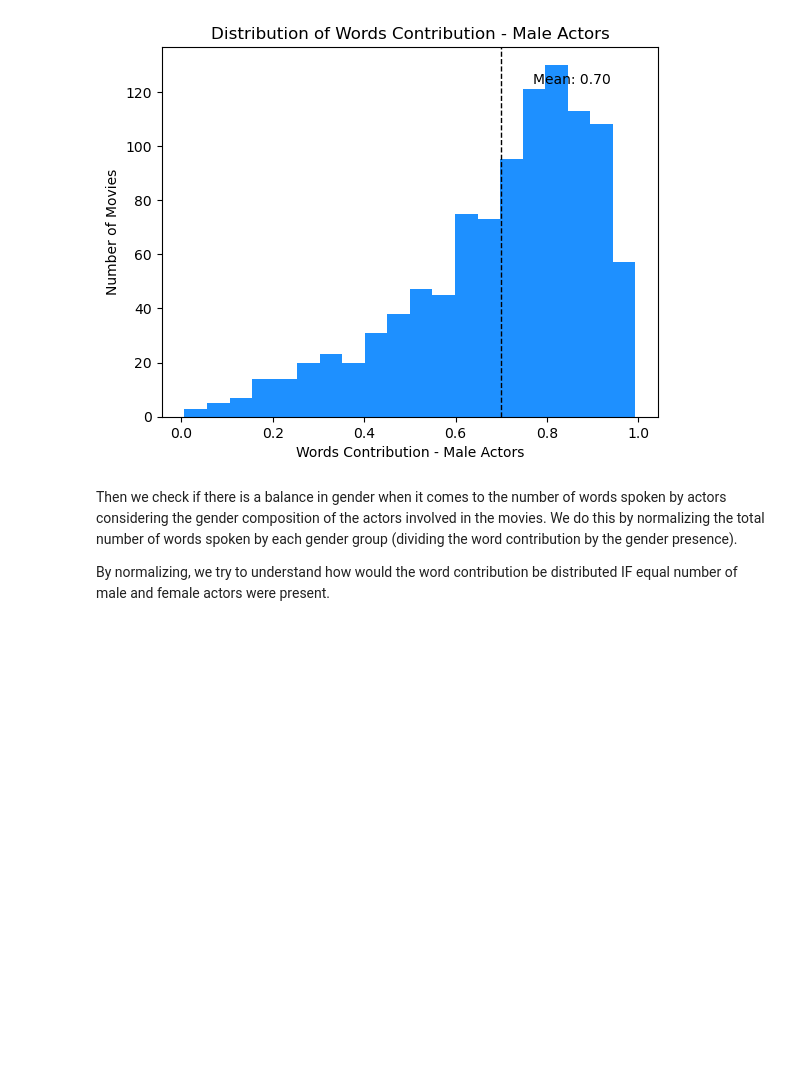
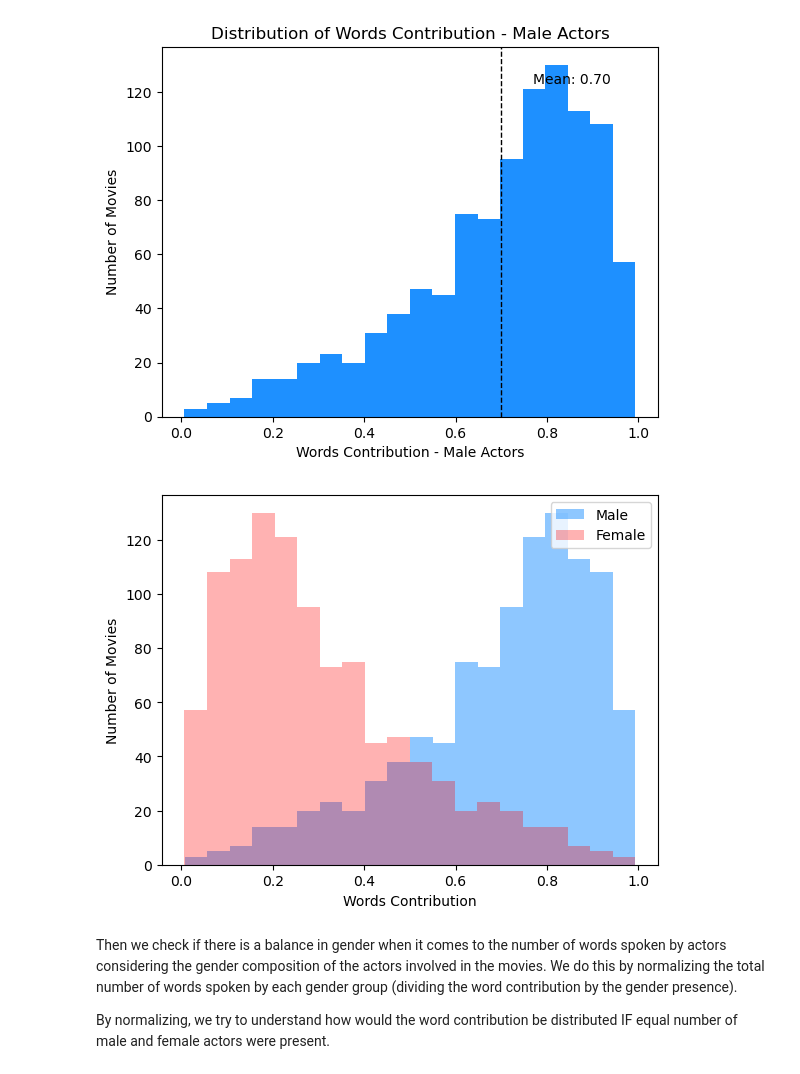
Before and after one commit to dininduviduneth/statistical-machine-learning-uu, a Jupyter notebook: data_analysis/da_dinindu_v1.ipynb, the cells around one changed output. Cells and saved outputs as stored; diff of their text form; code cells hidden in the pictures; blank space fills up the shorter version.

```diff
--- a/data_analysis/da_dinindu_v1.ipynb
+++ b/data_analysis/da_dinindu_v1.ipynb
@@ -72,6 +76,10 @@ draw_histogram(words_spoken.words_contribution_male, 20, "Words Contribution - M
 # %% [output]
 [figure]
 [figure]
+# %%
+draw_double_histogram(words_spoken.words_contribution_male, words_spoken.words_contribution_female, 20, "Male", "Female", "Words Contribution", "Number of Movies", "")
+# %% [output]
+[figure, added]
 # %% [markdown]
 Then we check if there is a balance in gender when it comes to the number of words spoken by actors considering the gender composition of the actors involved in the movies. We do this by normalizing the total number of words spoken by each gender group (dividing the word contribution by the gender presence).
 
```
Also changed, not shown: parts of 2 cells of this notebook, 1 other file.
